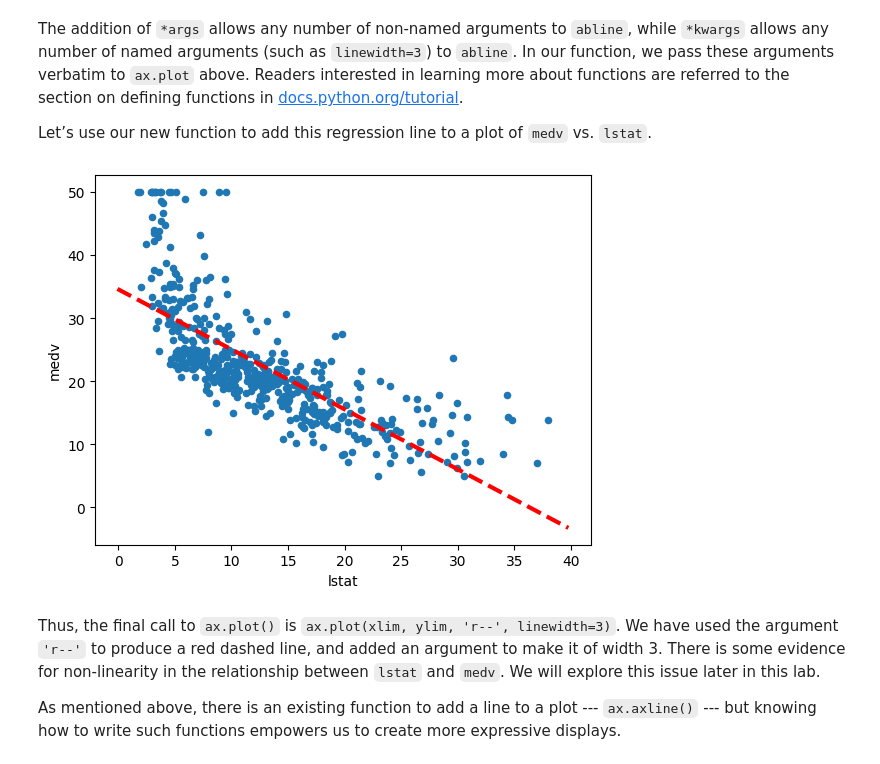
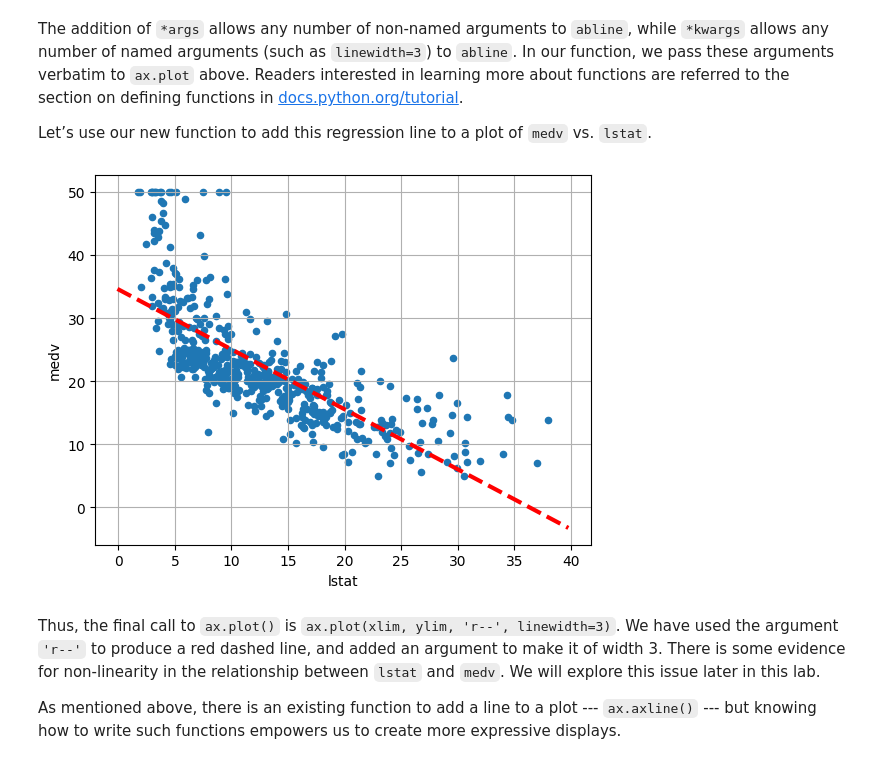
Before and after one commit to FDrico/statistical_learning, a Jupyter notebook: notebooks/Ch03-linreg-lab.ipynb, the cells around one changed output. Drawn from its saved outputs; the diff is of its cells as text; code cells hidden in the pictures.

```diff
--- a/notebooks/Ch03-linreg-lab.ipynb
+++ b/notebooks/Ch03-linreg-lab.ipynb
@@ -667,12 +689,13 @@ Let’s use our new function to add this regression line to a plot of
 # %%
 ax = Boston.plot.scatter('lstat', 'medv')
 abline(ax,
        results.params[0],
        results.params[1],
        'r--',
        linewidth=3)
+ax.grid(True)
 # %% [output]
-[figure, old version]
+[figure, new version]
 # %% [markdown]
 Thus, the final call to `ax.plot()` is `ax.plot(xlim, ylim, 'r--', linewidth=3)`.
 We have used the argument `'r--'` to produce a red dashed line, and added
```
Also changed, not shown: parts of 17 cells of this notebook, 2 other files.
